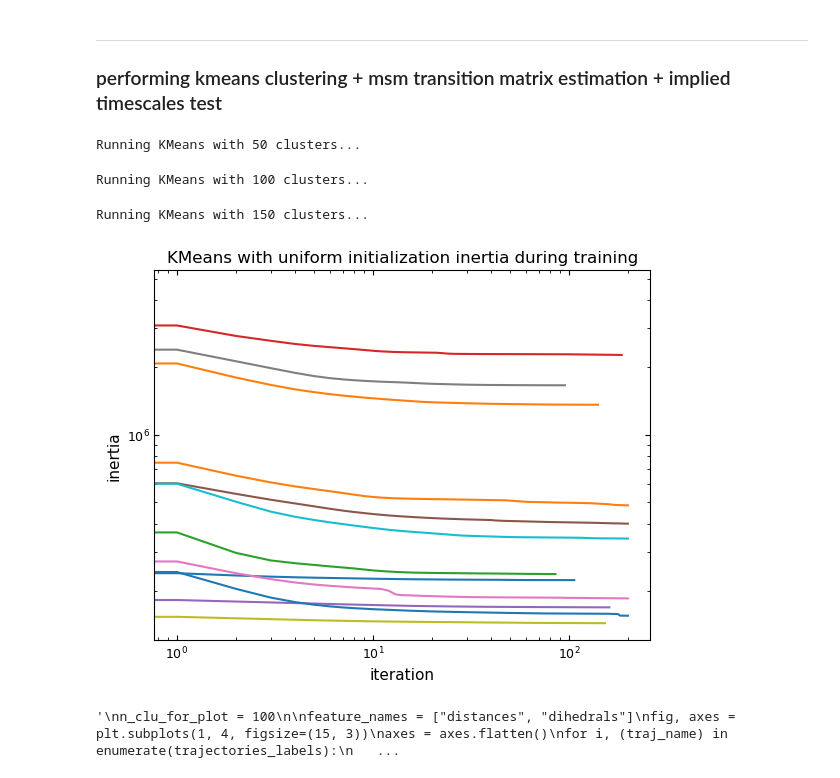
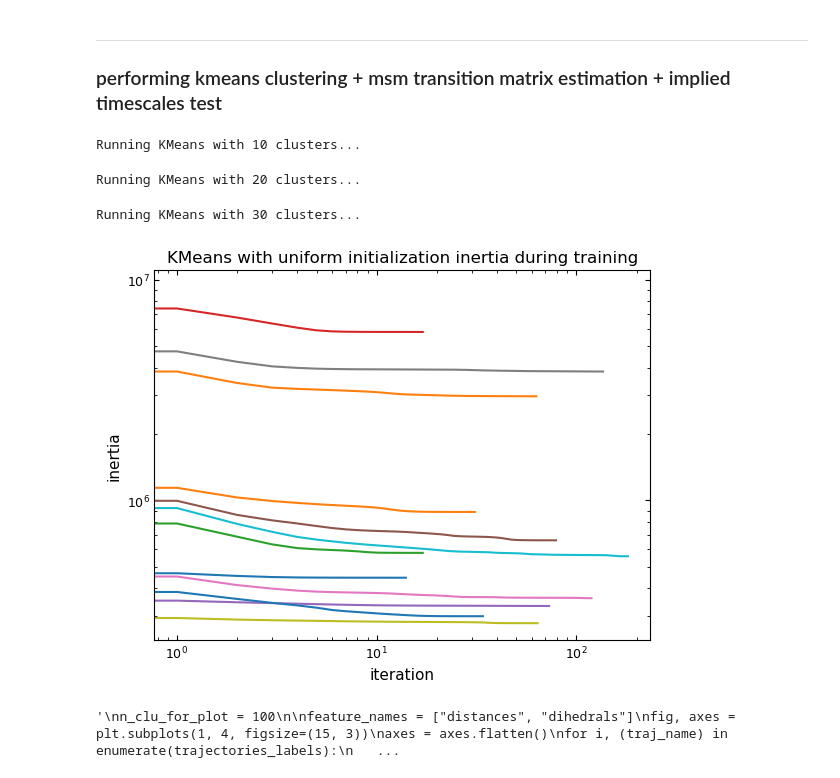
Before and after one commit to miriamzara/MSM, a Jupyter notebook: root/notebooks/step_3_msm_construction.ipynb, the cells around one changed output. Cells and saved outputs as stored; diff of their text form; code cells hidden in the pictures.

Commit message:
rerun clustering

```diff
--- a/root/notebooks/step_3_msm_construction.ipynb
+++ b/root/notebooks/step_3_msm_construction.ipynb
@@ -351,38 +348,38 @@ plt.show()
 ---
 ### performing kmeans clustering + msm transition matrix estimation + implied timescales test
 # %%
-kcluster_list = [50, 100, 150]
+kcluster_list = [10, 20, 30]
 
-run_kmeans = True # avoid rerunning accidentantly as it takes a long time
+run_kmeans = False # avoid rerunning accidentantly as it takes a long time
 
 if run_kmeans:
 
     for n_clusters in kcluster_list:
         print(f"Running KMeans with {n_clusters} clusters...")
         kmeans = KMeans(
             n_clusters=n_clusters,
             init_strategy='kmeans++',
             max_iter=200,
             fixed_seed=13,
             n_jobs=8,
             progress=tqdm
         )
         for i, traj in enumerate(trajectories):
             traj_name = trajectories_labels[i]
             kmeans.fit(traj)
             discretized_trajectories = kmeans.transform(traj)
             model = kmeans.fetch_model() # fetches the latest model, containing all important information
             plt.loglog(model.inertias)
             plt.xlabel("iteration")
             plt.ylabel("inertia")
             plt.title("KMeans with uniform initialization inertia during training")
 
             np.savez(f"../intermediate_outputs/kmeans_plusplus/{n_clusters}clusters_{traj_name}", traj = discretized_trajectories, centers = model.cluster_centers)
 # %% [output]
-Running KMeans with 50 clusters...
+Running KMeans with 10 clusters...
-Running KMeans with 100 clusters...
+Running KMeans with 20 clusters...
-Running KMeans with 150 clusters...
+Running KMeans with 30 clusters...
-[figure, old version]
+[figure, new version]
 # %%
 """
 n_clu_for_plot = 100
```
Also changed, not shown: parts of 31 cells of this notebook, 8 other files.
